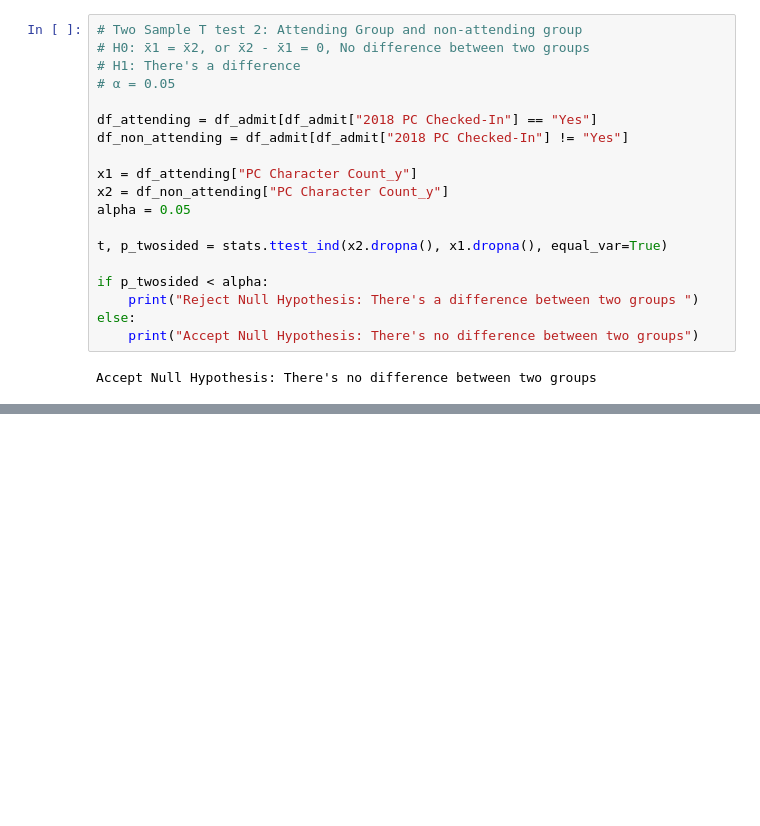
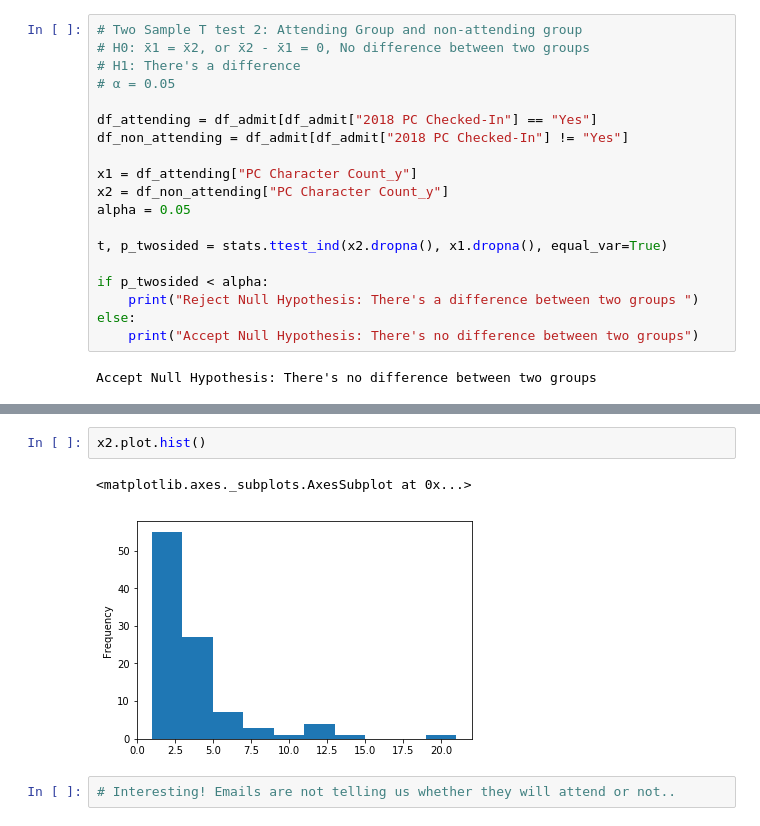
Before and after one commit to mikinomura/DS-1.1-Data-Analysis, a Jupyter notebook: MyWorks/Final-Project-Application-Data-2018.ipynb, the cells around one changed output, grey strips where cells are left out. Drawn from its saved outputs; the diff is of its cells as text; blank space fills up the shorter version.

```diff
--- a/MyWorks/Final-Project-Application-Data-2018.ipynb
+++ b/MyWorks/Final-Project-Application-Data-2018.ipynb
@@ -191,0 +228,7 @@ Accept Null Hypothesis: There's no difference between two groups
+# %%
+x2.plot.hist()
+# %% [output]
+<matplotlib.axes._subplots.AxesSubplot at 0x...>
+[figure, added]
+# %%
+# Interesting! Emails are not telling us whether they will attend or not..
```
Also changed, not shown: parts of 23 cells of this notebook.
